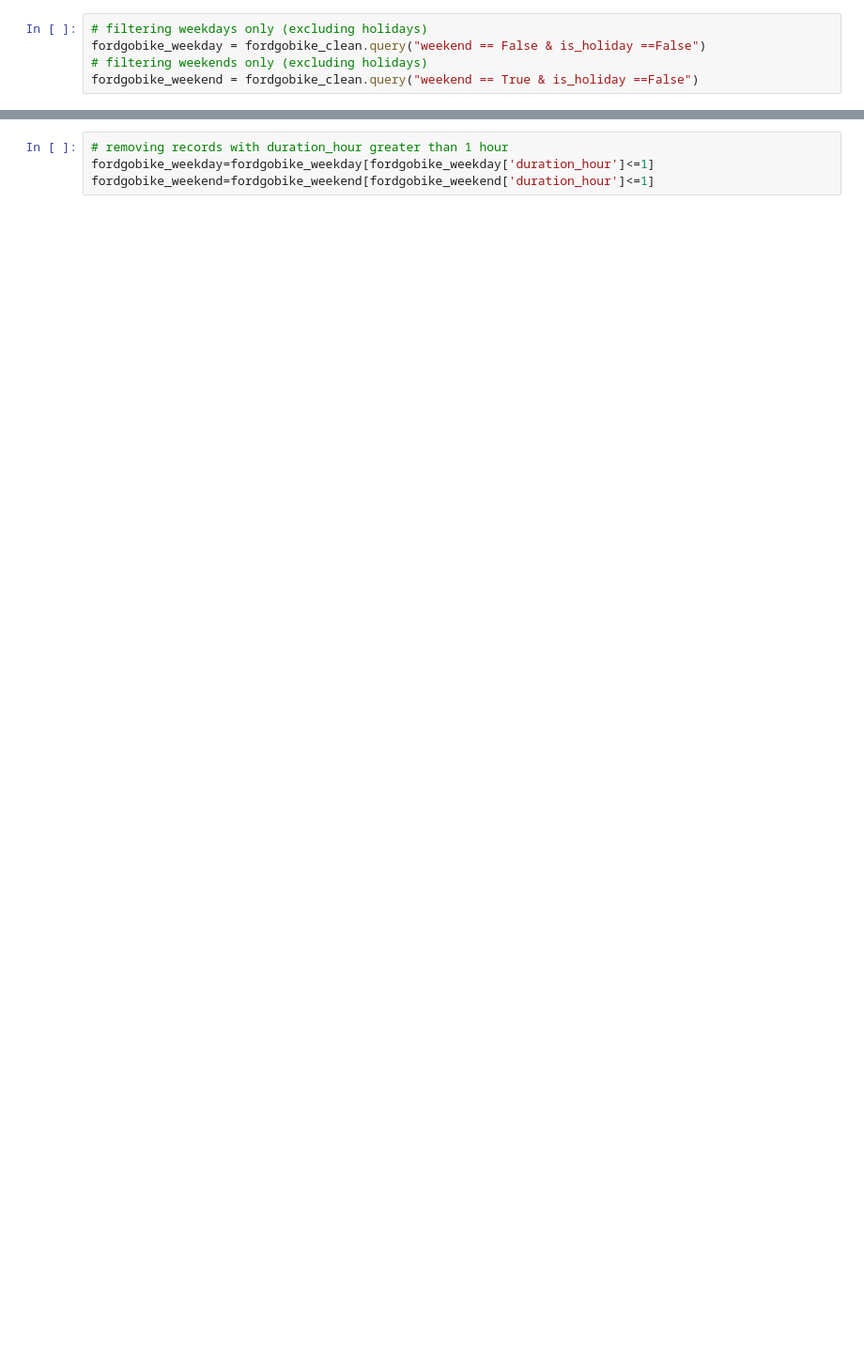
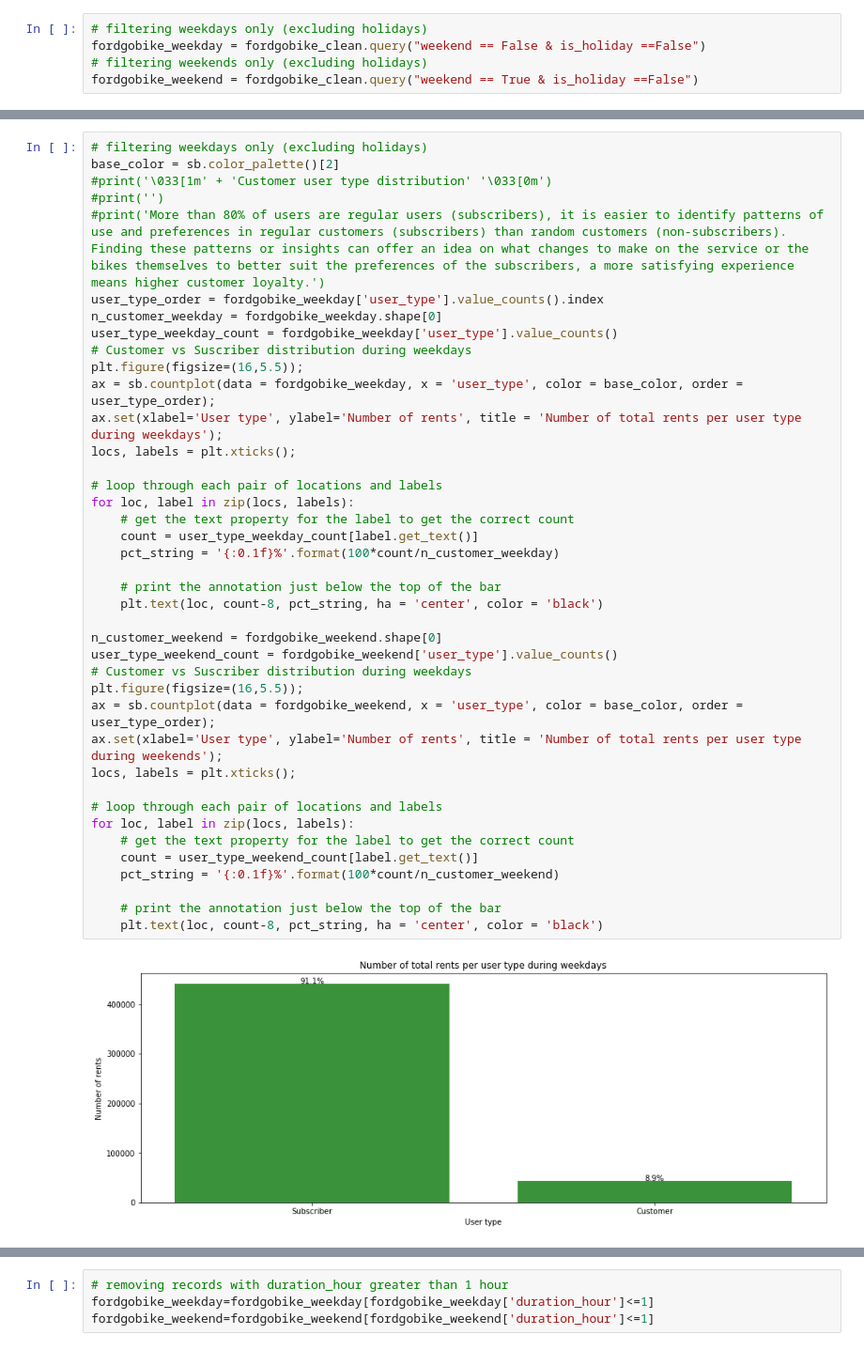
Before and after one commit to olivergarciarg/Udacity_Data_Analyst_Nano_Degree_Project_5, a Jupyter notebook: slide_deck_template.ipynb, the cells around one changed output, grey strips where cells are left out. Shown at 94% size. Saved outputs shown, nothing was run; the diff lists cells and outputs as text; blank space fills up the shorter version.

```diff
--- a/slide_deck_template.ipynb
+++ b/slide_deck_template.ipynb
@@ -44,0 +97,42 @@ fordgobike_weekend = fordgobike_clean.query("weekend == True & is_holiday ==Fals
+# %%
+# filtering weekdays only (excluding holidays)
+base_color = sb.color_palette()[2]
+#print('\033[1m' + 'Customer user type distribution' '\033[0m')
+#print('')
+#print('More than 80% of users are regular users (subscribers), it is easier to identify patterns of use and preferences in regular customers (subscribers) than random customers (non-subscribers). Finding these patterns or insights can offer an idea on what changes to make on the service or the bikes themselves to better suit the preferences of the subscribers, a more satisfying experience means higher customer loyalty.')
+user_type_order = fordgobike_weekday['user_type'].value_counts().index
+n_customer_weekday = fordgobike_weekday.shape[0]
+user_type_weekday_count = fordgobike_weekday['user_type'].value_counts()
+# Customer vs Suscriber distribution during weekdays
+plt.figure(figsize=(16,5.5));
+ax = sb.countplot(data = fordgobike_weekday, x = 'user_type', color = base_color, order = user_type_order);
+ax.set(xlabel='User type', ylabel='Number of rents', title = 'Number of total rents per user type during weekdays');
+locs, labels = plt.xticks();
+
+# loop through each pair of locations and labels
+for loc, label in zip(locs, labels):
+    # get the text property for the label to get the correct count
+    count = user_type_weekday_count[label.get_text()]
+    pct_string = '{:0.1f}%'.format(100*count/n_customer_weekday)
+
+    # print the annotation just below the top of the bar
+    plt.text(loc, count-8, pct_string, ha = 'center', color = 'black')
+
+n_customer_weekend = fordgobike_weekend.shape[0]
+user_type_weekend_count = fordgobike_weekend['user_type'].value_counts()
+# Customer vs Suscriber distribution during weekdays
+plt.figure(figsize=(16,5.5));
+ax = sb.countplot(data = fordgobike_weekend, x = 'user_type', color = base_color, order = user_type_order);
+ax.set(xlabel='User type', ylabel='Number of rents', title = 'Number of total rents per user type during weekends');
+locs, labels = plt.xticks();
+
+# loop through each pair of locations and labels
+for loc, label in zip(locs, labels):
+    # get the text property for the label to get the correct count
+    count = user_type_weekend_count[label.get_text()]
+    pct_string = '{:0.1f}%'.format(100*count/n_customer_weekend)
+
+    # print the annotation just below the top of the bar
+    plt.text(loc, count-8, pct_string, ha = 'center', color = 'black')
+# %% [output]
+[figure, added]
```
Also changed, not shown: parts of 16 cells of this notebook, 5 other files.
